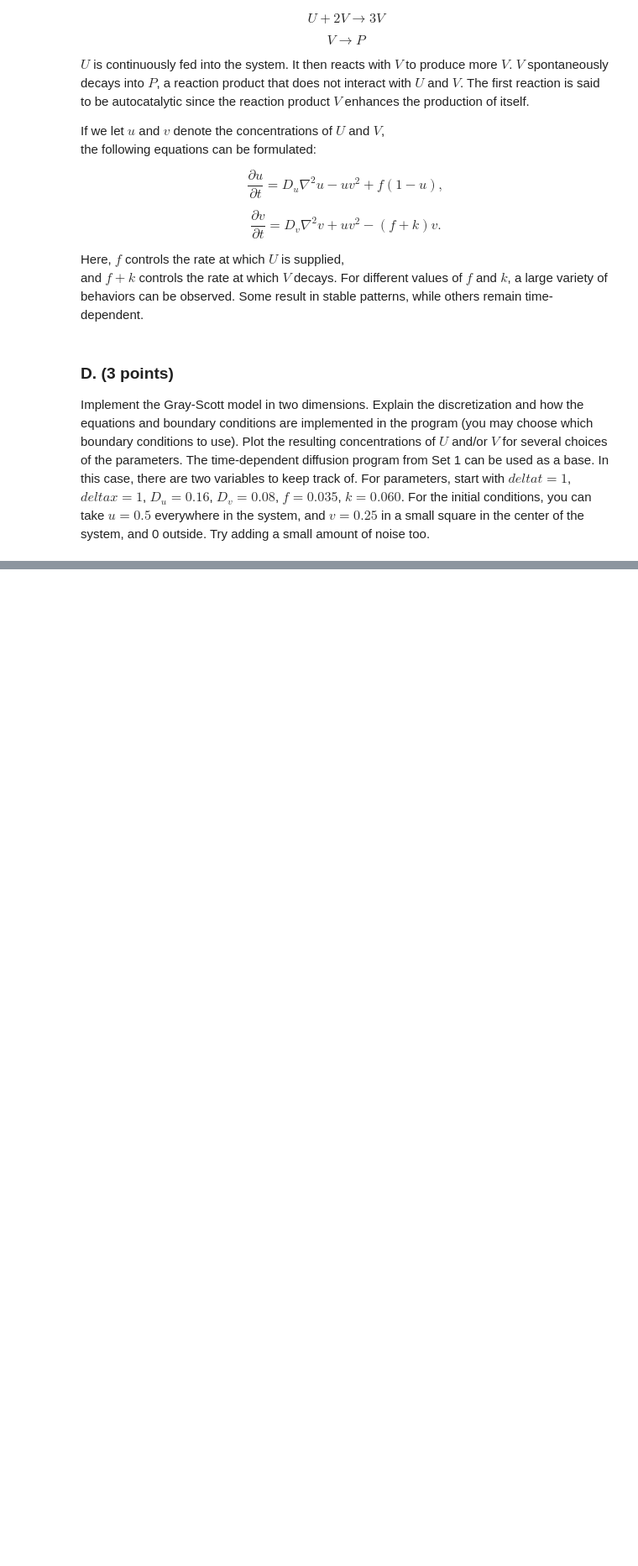
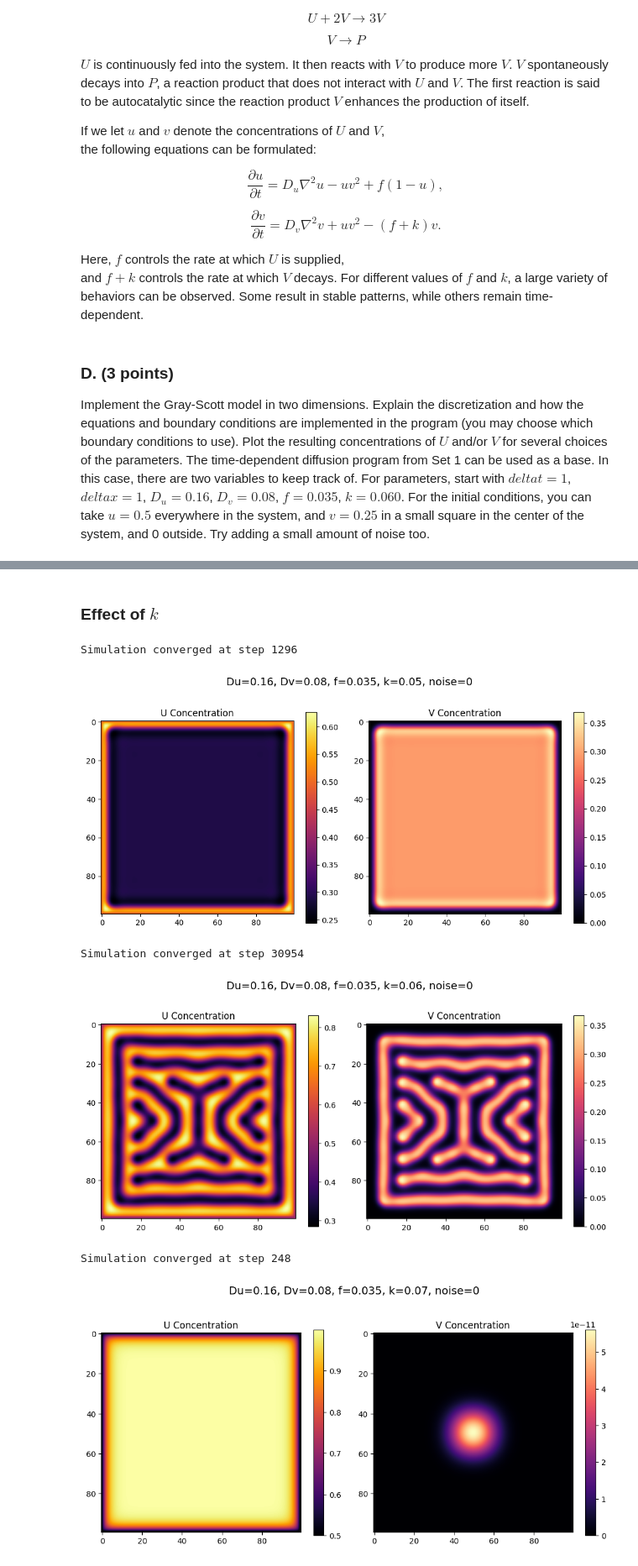
Before and after one commit to YuxinDong1010/ScientificComputingAssignment2, a Jupyter notebook: Set2.ipynb, the cells around one changed output, grey strips where cells are left out. Shown at 84% size. Saved outputs shown, nothing was run; the diff lists cells and outputs as text; code cells hidden in the pictures; blank space fills up the shorter version.

```diff
--- a/Set2.ipynb
+++ b/Set2.ipynb
@@ -342,0 +526,17 @@ Implement the Gray-Scott model in two dimensions.  Explain the discretization an
+# %% [markdown]
+### Effect of $k$
+# %%
+experiment_name = "Effect_of_k"
+k_values = [0.05, 0.06, 0.07]
+
+for k in k_values:
+    params = {"Du": 0.16, "Dv": 0.08, "f": 0.035, "k": k, "noise": 0}
+    U, V = gray_scott(**params)
+    plot_result(U, V, params, experiment_name)
+# %% [output]
+Simulation converged at step 1296
+[figure, added]
+Simulation converged at step 30954
+[figure, added]
+Simulation converged at step 248
+[figure, added]
```
Also changed, not shown: parts of 11 cells of this notebook, 3 other files.
